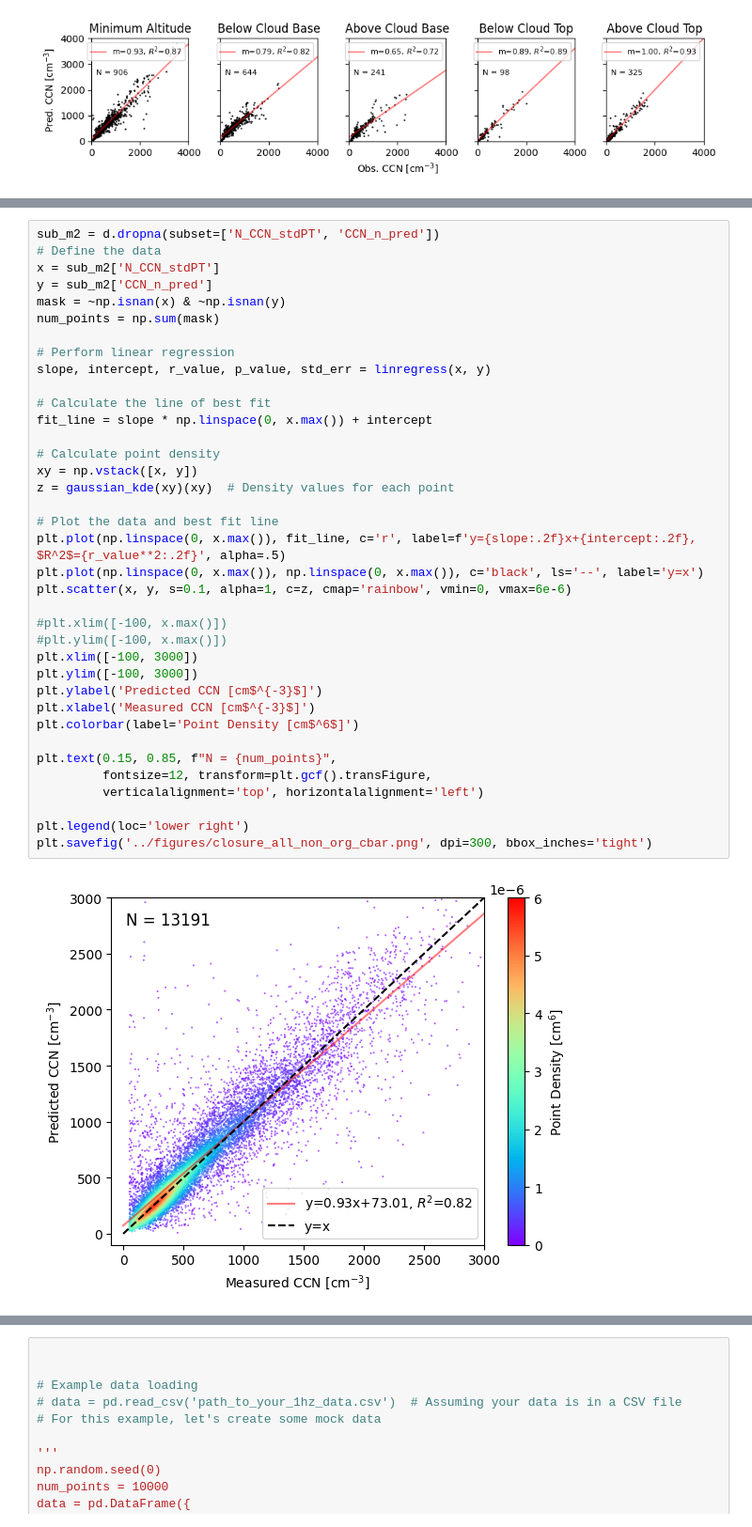
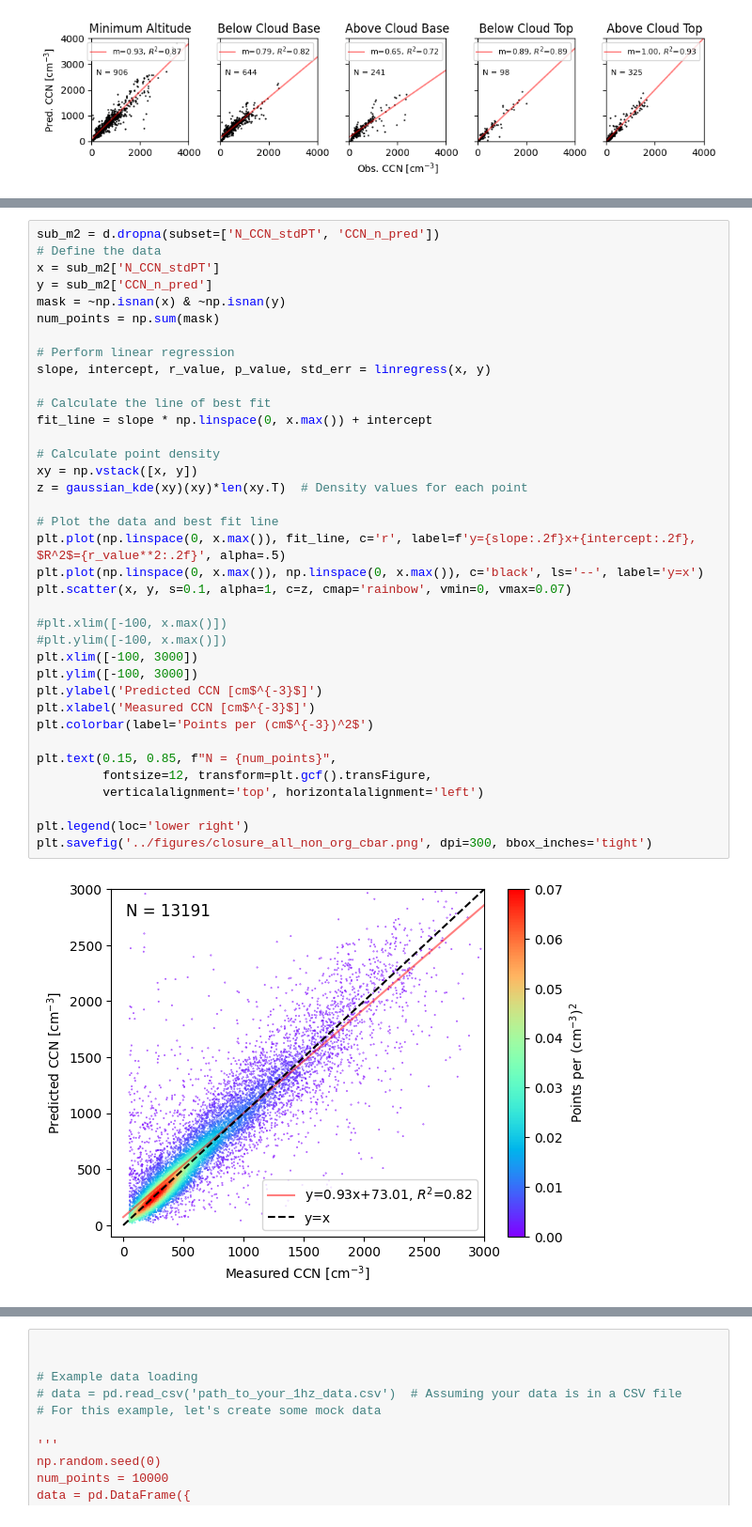
Before and after one commit to csoloff/ACTIVATE_CCN_closure, a Jupyter notebook: scripts/04_plots.ipynb, the cells around one changed output, grey strips where cells are left out. Shown at 94% size. Saved outputs shown, nothing was run; the diff lists cells and outputs as text.

Commit message:
fixed density calc

```diff
--- a/scripts/04_plots.ipynb
+++ b/scripts/04_plots.ipynb
@@ -362,34 +370,34 @@ y = sub_m2['CCN_n_pred']
 mask = ~np.isnan(x) & ~np.isnan(y)
 num_points = np.sum(mask)
 
 # Perform linear regression
 slope, intercept, r_value, p_value, std_err = linregress(x, y)
 
 # Calculate the line of best fit
 fit_line = slope * np.linspace(0, x.max()) + intercept
 
 # Calculate point density
 xy = np.vstack([x, y])
-z = gaussian_kde(xy)(xy)  # Density values for each point
+z = gaussian_kde(xy)(xy)*len(xy.T)  # Density values for each point
 
 # Plot the data and best fit line
 plt.plot(np.linspace(0, x.max()), fit_line, c='r', label=f'y={slope:.2f}x+{intercept:.2f}, $R^2$={r_value**2:.2f}', alpha=.5)
 plt.plot(np.linspace(0, x.max()), np.linspace(0, x.max()), c='black', ls='--', label='y=x')
-plt.scatter(x, y, s=0.1, alpha=1, c=z, cmap='rainbow', vmin=0, vmax=6e-6)
+plt.scatter(x, y, s=0.1, alpha=1, c=z, cmap='rainbow', vmin=0, vmax=0.07)
 
 #plt.xlim([-100, x.max()])
 #plt.ylim([-100, x.max()])
 plt.xlim([-100, 3000])
 plt.ylim([-100, 3000])
 plt.ylabel('Predicted CCN [cm$^{-3}$]')
 plt.xlabel('Measured CCN [cm$^{-3}$]')
-plt.colorbar(label='Point Density [cm$^6$]')
+plt.colorbar(label='Points per (cm$^{-3})^2$')
 
 plt.text(0.15, 0.85, f"N = {num_points}",
          fontsize=12, transform=plt.gcf().transFigure,
          verticalalignment='top', horizontalalignment='left')
 
 plt.legend(loc='lower right')
 plt.savefig('../figures/closure_all_non_org_cbar.png', dpi=300, bbox_inches='tight')
 # %% [output]
-[figure, old version]
+[figure, new version]
```
Also changed, not shown: parts of 4 cells of this notebook.
